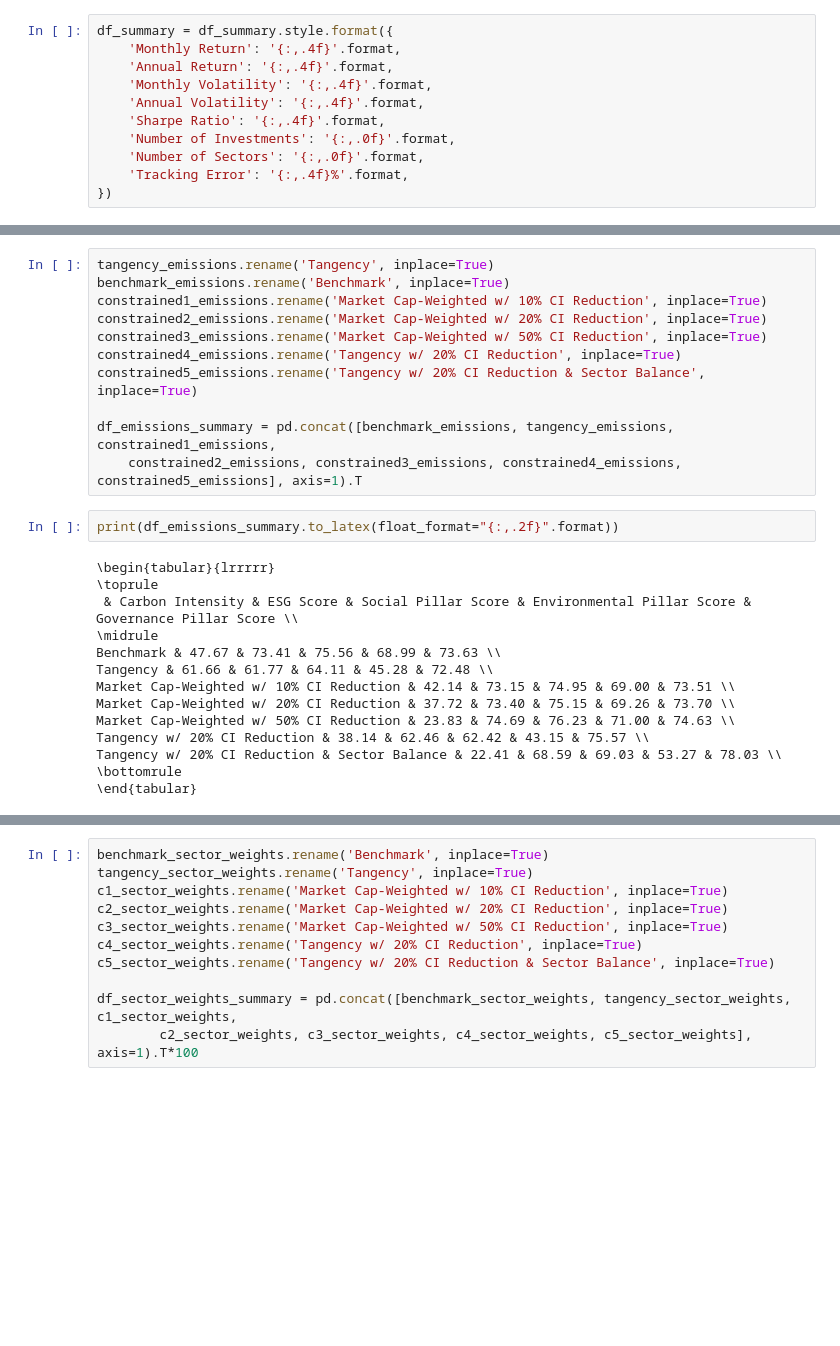
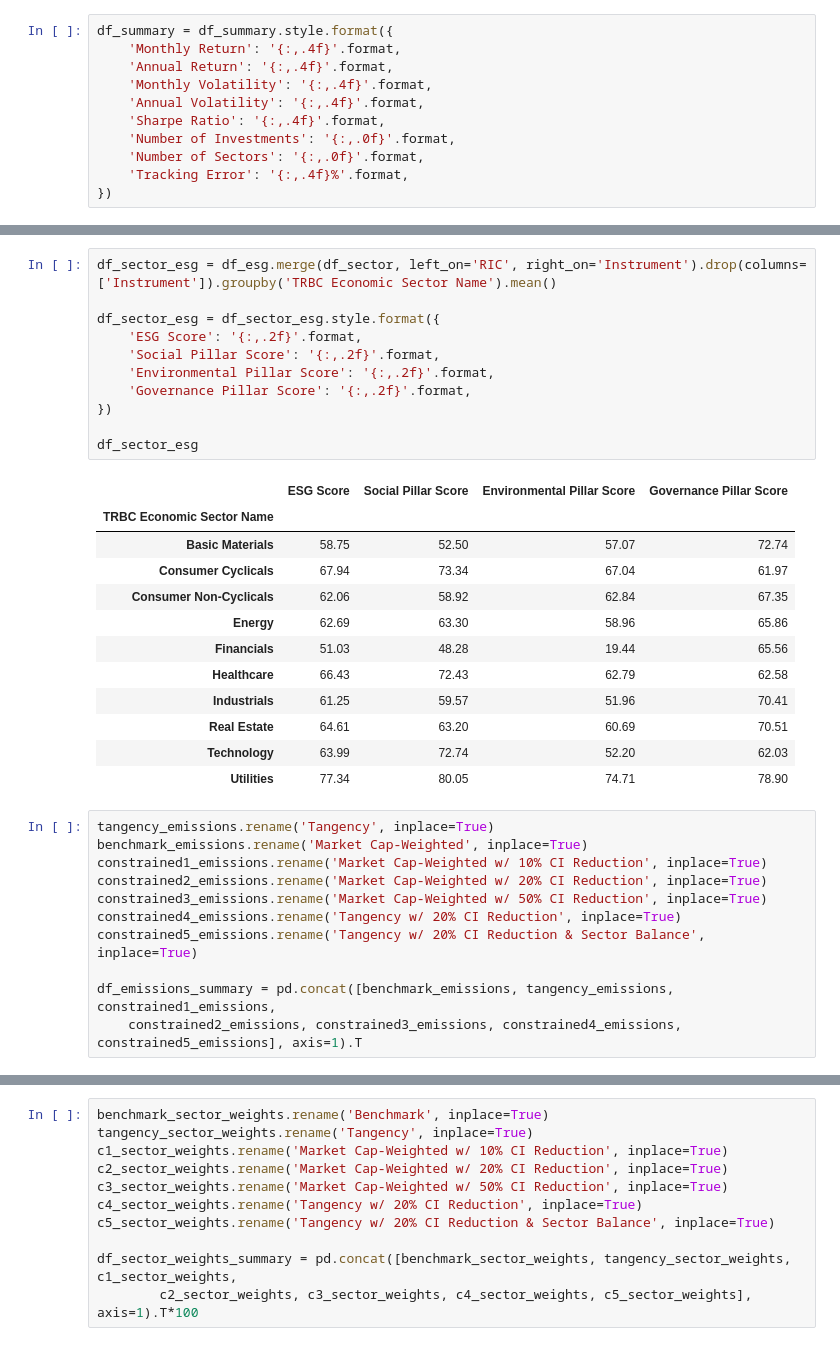
Before and after one commit to gav-conn/GDS_IndividualProject, a Jupyter notebook: PortfolioConstruction.ipynb, the cells around one changed output, grey strips where cells are left out. Saved outputs shown, nothing was run; the diff lists cells and outputs as text; blank space fills up the shorter version.

```diff
--- a/PortfolioConstruction.ipynb
+++ b/PortfolioConstruction.ipynb
@@ -502,6 +537,30 @@ Utilities & 1.37% & 0.00% \\
+# %%
+df_sector_esg = df_esg.merge(df_sector, left_on='RIC', right_on='Instrument').drop(columns=['Instrument']).groupby('TRBC Economic Sector Name').mean()
+
+df_sector_esg = df_sector_esg.style.format({
+    'ESG Score': '{:,.2f}'.format,
+    'Social Pillar Score': '{:,.2f}'.format,
+    'Environmental Pillar Score': '{:,.2f}'.format,
+    'Governance Pillar Score': '{:,.2f}'.format,
+})
+
+df_sector_esg
+# %% [output]
+|  | ESG Score | Social Pillar Score | Environmental Pillar Score | Governance Pillar Score |
+| TRBC Economic Sector Name |  |  |  |  |
+| Basic Materials | 58.75 | 52.50 | 57.07 | 72.74 |
+| Consumer Cyclicals | 67.94 | 73.34 | 67.04 | 61.97 |
+| Consumer Non-Cyclicals | 62.06 | 58.92 | 62.84 | 67.35 |
+| Energy | 62.69 | 63.30 | 58.96 | 65.86 |
+| Financials | 51.03 | 48.28 | 19.44 | 65.56 |
+| Healthcare | 66.43 | 72.43 | 62.79 | 62.58 |
+| Industrials | 61.25 | 59.57 | 51.96 | 70.41 |
+| Real Estate | 64.61 | 63.20 | 60.69 | 70.51 |
+| Technology | 63.99 | 72.74 | 52.20 | 62.03 |
+| Utilities | 77.34 | 80.05 | 74.71 | 78.90 |
 # %%
 tangency_emissions.rename('Tangency', inplace=True)
-benchmark_emissions.rename('Benchmark', inplace=True)
+benchmark_emissions.rename('Market Cap-Weighted', inplace=True)
 constrained1_emissions.rename('Market Cap-Weighted w/ 10% CI Reduction', inplace=True)
 constrained2_emissions.rename('Market Cap-Weighted w/ 20% CI Reduction', inplace=True)
 constrained3_emissions.rename('Market Cap-Weighted w/ 50% CI Reduction', inplace=True)
@@ -510,19 +569,3 @@ constrained5_emissions.rename('Tangency w/ 20% CI Reduction & Sector Balance', i
 
 df_emissions_summary = pd.concat([benchmark_emissions, tangency_emissions, constrained1_emissions,
     constrained2_emissions, constrained3_emissions, constrained4_emissions, constrained5_emissions], axis=1).T
-# %%
-print(df_emissions_summary.to_latex(float_format="{:,.2f}".format))
-# %% [output]
-\begin{tabular}{lrrrrr}
-\toprule
- & Carbon Intensity & ESG Score & Social Pillar Score & Environmental Pillar Score & Governance Pillar Score \\
-\midrule
-Benchmark & 47.67 & 73.41 & 75.56 & 68.99 & 73.63 \\
-Tangency & 61.66 & 61.77 & 64.11 & 45.28 & 72.48 \\
-Market Cap-Weighted w/ 10% CI Reduction & 42.14 & 73.15 & 74.95 & 69.00 & 73.51 \\
-Market Cap-Weighted w/ 20% CI Reduction & 37.72 & 73.40 & 75.15 & 69.26 & 73.70 \\
-Market Cap-Weighted w/ 50% CI Reduction & 23.83 & 74.69 & 76.23 & 71.00 & 74.63 \\
-Tangency w/ 20% CI Reduction & 38.14 & 62.46 & 62.42 & 43.15 & 75.57 \\
-Tangency w/ 20% CI Reduction & Sector Balance & 22.41 & 68.59 & 69.03 & 53.27 & 78.03 \\
-\bottomrule
-\end{tabular}
```
Also changed, not shown: parts of 14 cells of this notebook, 1 other file.
